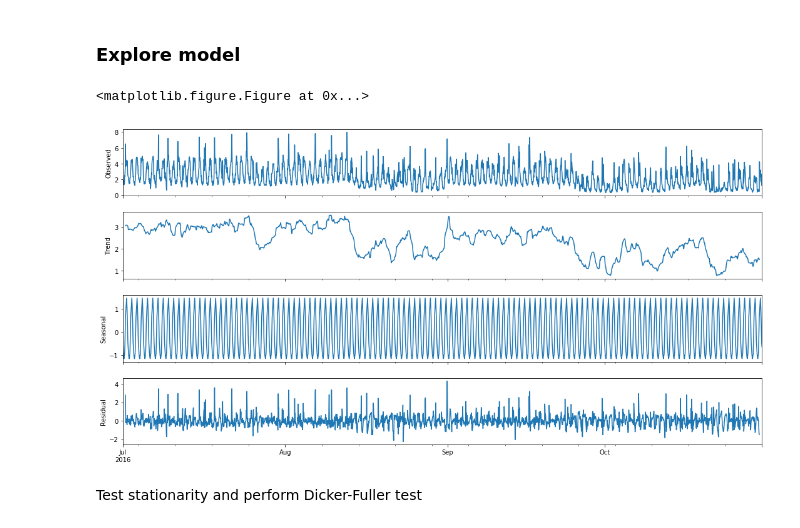
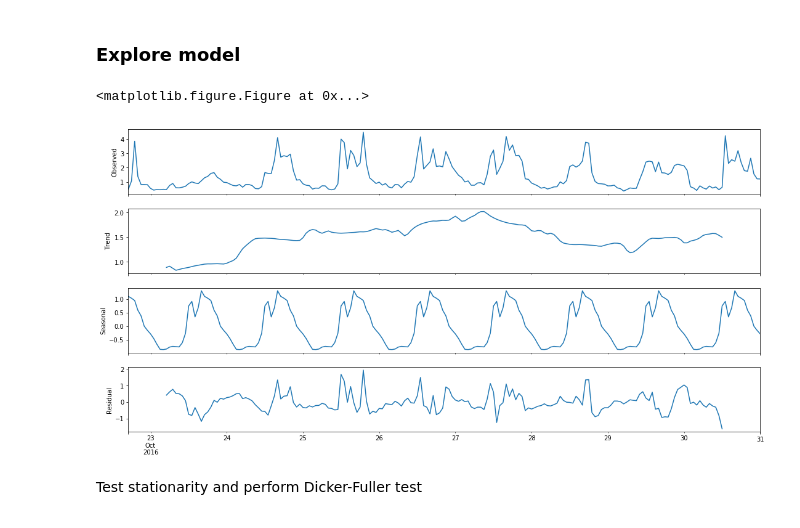
Before and after one commit to kzhao682/Smart_Energy_Consumption, a Jupyter notebook: 03_ARIMA_models.ipynb, the cells around one changed output. Saved outputs shown, nothing was run; the diff lists cells and outputs as text; code cells hidden in the pictures.

```diff
--- a/03_ARIMA_models.ipynb
+++ b/03_ARIMA_models.ipynb
@@ -28,16 +28,16 @@ from statsmodels.tsa.seasonal import seasonal_decompose
 from statsmodels.tsa.stattools import adfuller
 # %%
 #plot seasonal decomposition
-decomposition = seasonal_decompose(df.Hourly_Usage, freq=24)
+decomposition = seasonal_decompose(df.Hourly_Usage[-200:], freq=24)
 trend = decomposition.trend
 seasonal = decomposition.seasonal
 residual = decomposition.resid
 fig = plt.figure()
 fig = decomposition.plot()
 fig.set_size_inches(15,8)
 # %% [output]
 <matplotlib.figure.Figure at 0x...>
-[figure, old version]
+[figure, new version]
 # %% [markdown]
 Test stationarity and perform Dicker-Fuller test
 # %%
```
Also changed, not shown: parts of 12 cells of this notebook, 15 other files.
